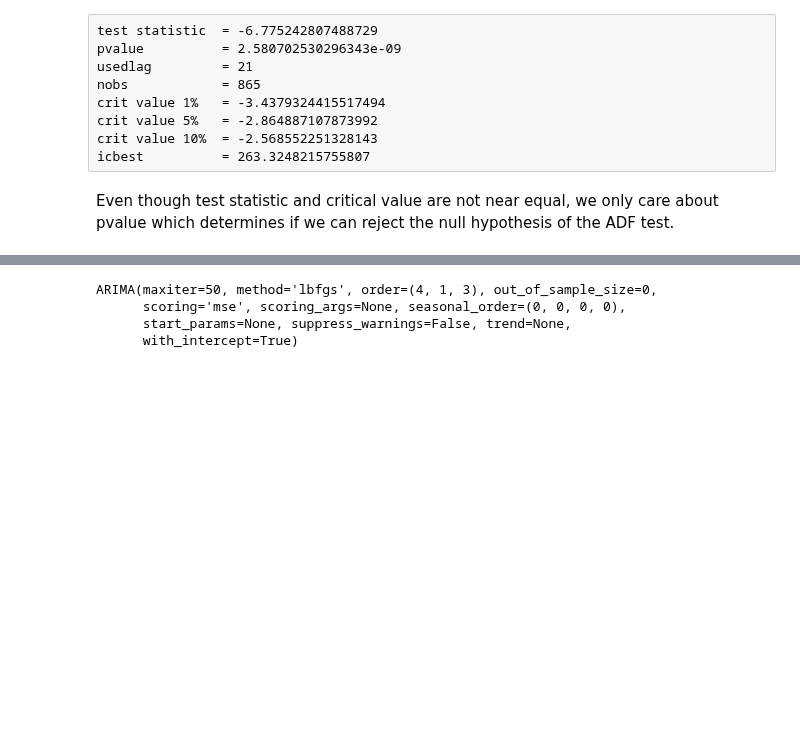
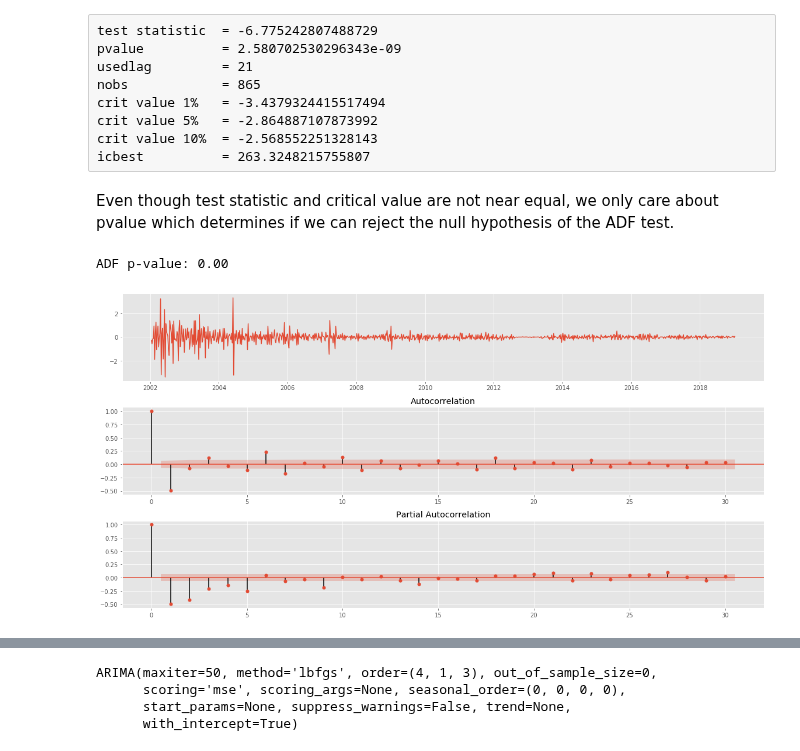
Before and after one commit to jrpaige/Solar, a Jupyter notebook: Untitled.ipynb, the cells around one changed output, grey strips where cells are left out. Saved outputs shown, nothing was run; the diff lists cells and outputs as text; code cells hidden in the pictures; blank space fills up the shorter version.

```diff
--- a/Untitled.ipynb
+++ b/Untitled.ipynb
@@ -196,0 +199,16 @@ Even though test statistic and critical value are not near equal, we only care a
+# %%
+#shortened timeline
+
+weekly_differences = syw.diff(periods=1)
+
+fig, axs = plt.subplots(3, figsize=(16, 8))
+
+axs[0].plot(weekly_differences.index, weekly_differences)
+# The first entry in the differenced series is NaN.
+plot_acf_and_pacf(weekly_differences[1:], axs[1:], lags=None)
+plt.tight_layout()
+test = sm.tsa.stattools.adfuller(weekly_differences[1:])
+print("ADF p-value: {0:2.2f}".format(test[1]))
+# %% [output]
+ADF p-value: 0.00
+[figure, added]
```
Also changed, not shown: parts of 10 cells of this notebook, 2 other files.
